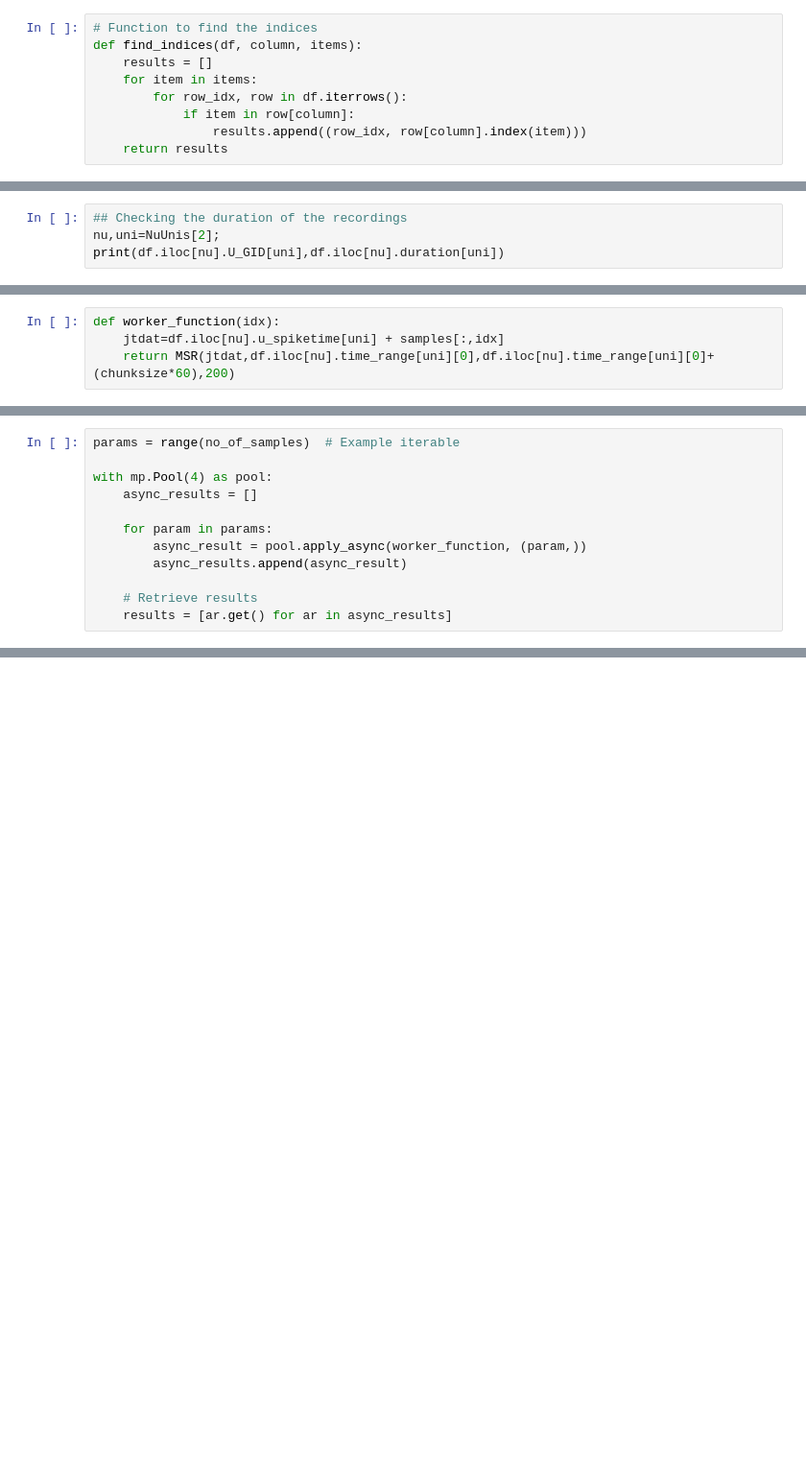
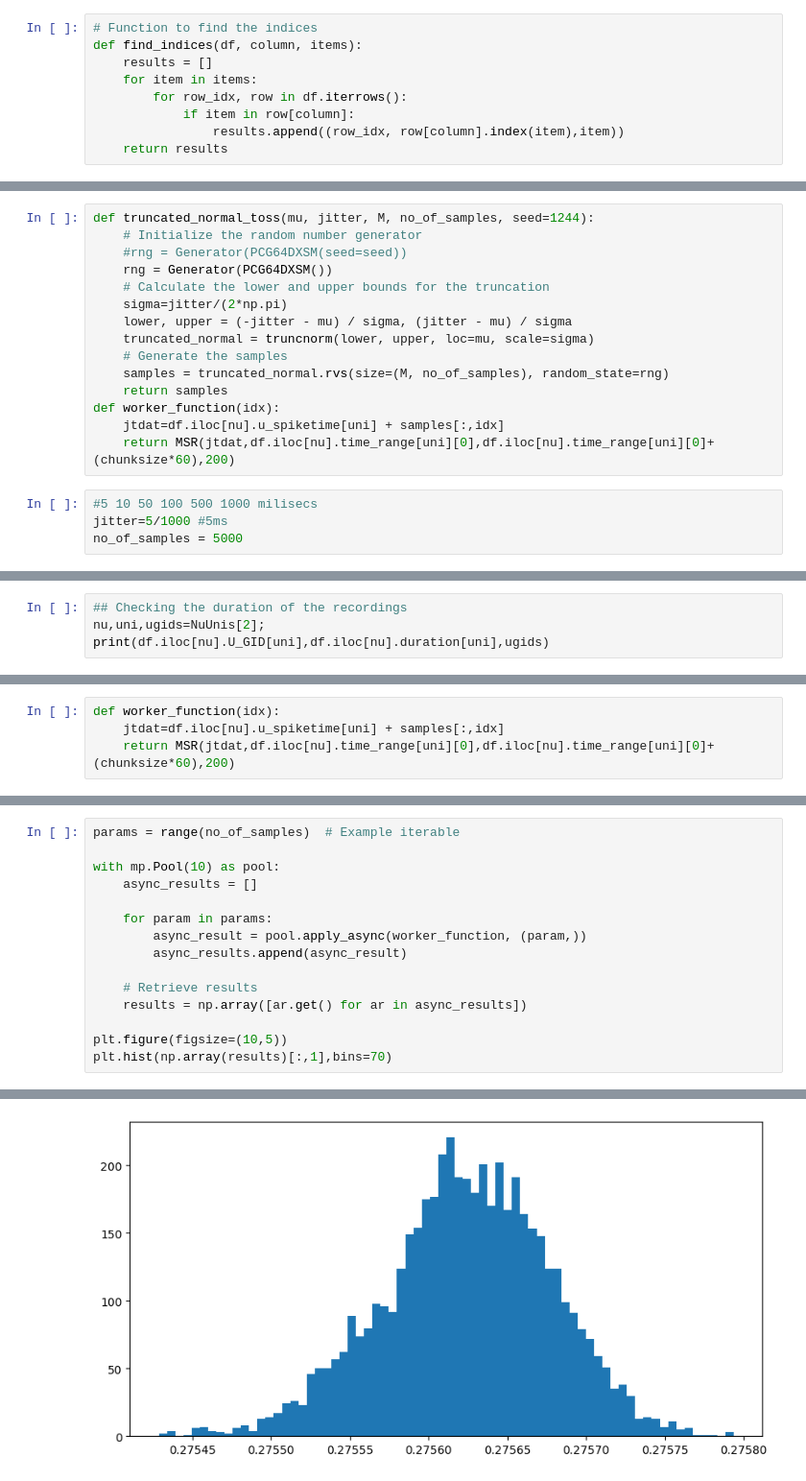
Before and after one commit to amisapta15/ResolutionRelevance, a Jupyter notebook: data_jitter/test_jitter.ipynb, the cells around one changed output, grey strips where cells are left out. Shown at 96% size. Saved outputs shown, nothing was run; the diff lists cells and outputs as text; blank space fills up the shorter version.

Commit message:
Added generator code for jittering analysis

```diff
--- a/data_jitter/test_jitter.ipynb
+++ b/data_jitter/test_jitter.ipynb
@@ -42,9 +42,28 @@ def find_indices(df, column, items):
     for item in items:
         for row_idx, row in df.iterrows():
             if item in row[column]:
-                results.append((row_idx, row[column].index(item)))
+                results.append((row_idx, row[column].index(item),item))
     return results
 # %%
 #df[df['N_DID'].isin(neuron_Dids)]['U_GID']
 NuUnis = find_indices(df[df['N_DID'].isin(neuron_Dids)], 'U_GID', unit_Gids)
 #len(NuUnis)
+# %%
+def truncated_normal_toss(mu, jitter, M, no_of_samples, seed=1244):
+    # Initialize the random number generator
+    #rng = Generator(PCG64DXSM(seed=seed))
+    rng = Generator(PCG64DXSM())
+    # Calculate the lower and upper bounds for the truncation
+    sigma=jitter/(2*np.pi)
+    lower, upper = (-jitter - mu) / sigma, (jitter - mu) / sigma
+    truncated_normal = truncnorm(lower, upper, loc=mu, scale=sigma)
+    # Generate the samples
+    samples = truncated_normal.rvs(size=(M, no_of_samples), random_state=rng)
+    return samples
+def worker_function(idx):
+    jtdat=df.iloc[nu].u_spiketime[uni] + samples[:,idx]
+    return MSR(jtdat,df.iloc[nu].time_range[uni][0],df.iloc[nu].time_range[uni][0]+(chunksize*60),200)
+# %%
+#5 10 50 100 500 1000 milisecs
+jitter=5/1000 #5ms
+no_of_samples = 5000
@@ -51,5 +140,5 @@ NuUnis = find_indices(df[df['N_DID'].isin(neuron_Dids)], 'U_GID', unit_Gids)
 # %%
 ## Checking the duration of the recordings
-nu,uni=NuUnis[2];
-print(df.iloc[nu].U_GID[uni],df.iloc[nu].duration[uni])
+nu,uni,ugids=NuUnis[2];
+print(df.iloc[nu].U_GID[uni],df.iloc[nu].duration[uni],ugids)
 # %% [output]
@@ -87,7 +181,7 @@ def worker_function(idx):
 # %%
 params = range(no_of_samples)  # Example iterable
 
-with mp.Pool(4) as pool:
+with mp.Pool(10) as pool:
     async_results = []
 
     for param in params:
@@ -95,4 +189,8 @@ with mp.Pool(4) as pool:
         async_results.append(async_result)
 
     # Retrieve results
-    results = [ar.get() for ar in async_results]
+    results = np.array([ar.get() for ar in async_results])
+
+plt.figure(figsize=(10,5))
+plt.hist(np.array(results)[:,1],bins=70)
+# %% [output]
@@ -98,0 +214 @@ with mp.Pool(4) as pool:
+[figure, added]
```
Also changed, not shown: parts of 11 cells of this notebook, 1 other file.
